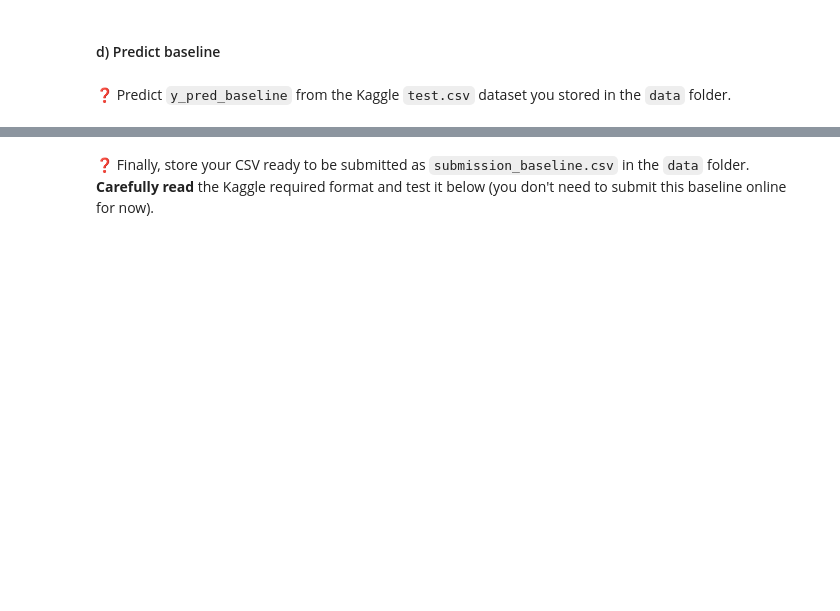
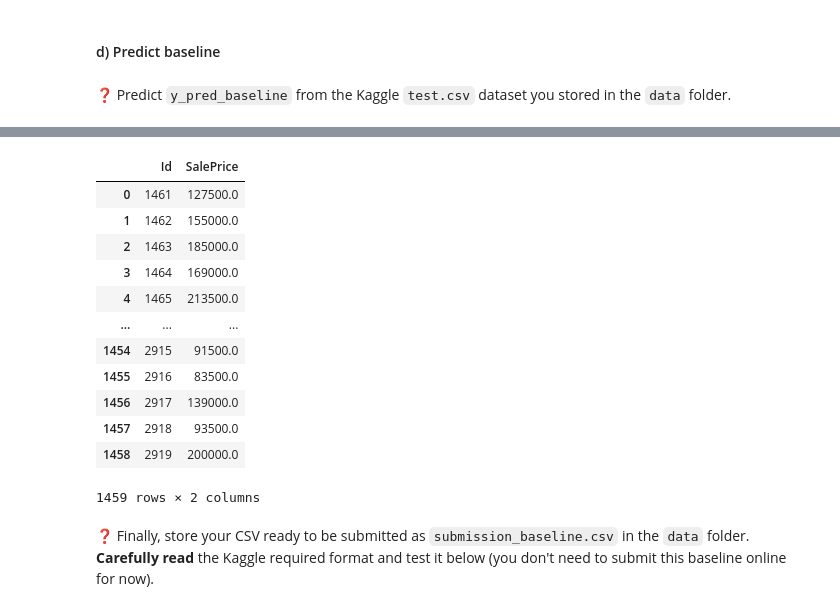
Before and after one commit to gauthieret/data-houses-kaggle-competition, a Jupyter notebook: houses_kaggle_competition.ipynb, the cells around one changed output, grey strips where cells are left out. Drawn from its saved outputs; the diff is of its cells as text; code cells hidden in the pictures; blank space fills up the shorter version.

```diff
--- a/houses_kaggle_competition.ipynb
+++ b/houses_kaggle_competition.ipynb
@@ -250,5 +229,6 @@ baseline_preprocessor = ColumnTransformer([
     ('numerical', num_transformer, data_train_Int_Float),
     ('categorical',cat_transformer,feat_categorical_small)
 ])
-baseline_preprocessor.fit(X_train,y_train)
+pipe = make_pipeline(baseline_preprocessor, DecisionTreeRegressor())
+pipe.fit(X_train,y_train)
 # %% [output]
@@ -270,5 +252,5 @@ ColumnTransformer(transformers=[('numerical',
 ❓ Look at the **shape** of your preprocessed dataframe and save it to `shape_preproc_baseline` variable
 # %%
 shape_preproc_baseline = baseline_preprocessor.fit_transform(X_train,y_train).shape
-baseline_preprocessor.fit(data_test)
+shape_preproc_baseline
 # %% [output]
@@ -361,0 +327,6 @@ AttributeError: 'ColumnTransformer' object has no attribute 'predict'
+# %%
+test_id =data_test['Id']
+# %%
+pipe.fit(X_train,y_train)
+y_pred = pd.DataFrame(pipe.predict(data_test), columns=['SalePrice'])
+y_pred
@@ -362,3 +347,20 @@ AttributeError: 'ColumnTransformer' object has no attribute 'predict'
+# %%
+submission = pd.concat([test_id,y_pred], axis=1)
+submission
+# %% [output]
+|  | Id | SalePrice |
+| 0 | 1461 | 127500.0 |
+| 1 | 1462 | 155000.0 |
+| 2 | 1463 | 185000.0 |
+| 3 | 1464 | 169000.0 |
+| 4 | 1465 | 213500.0 |
+| ... | ... | ... |
+| 1454 | 2915 | 91500.0 |
+| 1455 | 2916 | 83500.0 |
+| 1456 | 2917 | 139000.0 |
+| 1457 | 2918 | 93500.0 |
+| 1458 | 2919 | 200000.0 |
+1459 rows × 2 columns
 # %% [markdown]
 ❓ Finally, store your CSV ready to be submitted as `submission_baseline.csv` in the `data` folder. **Carefully read** the Kaggle required format and test it below (you don't need to submit this baseline online for now).
 # %%
```
Also changed, not shown: parts of 10 cells of this notebook.
